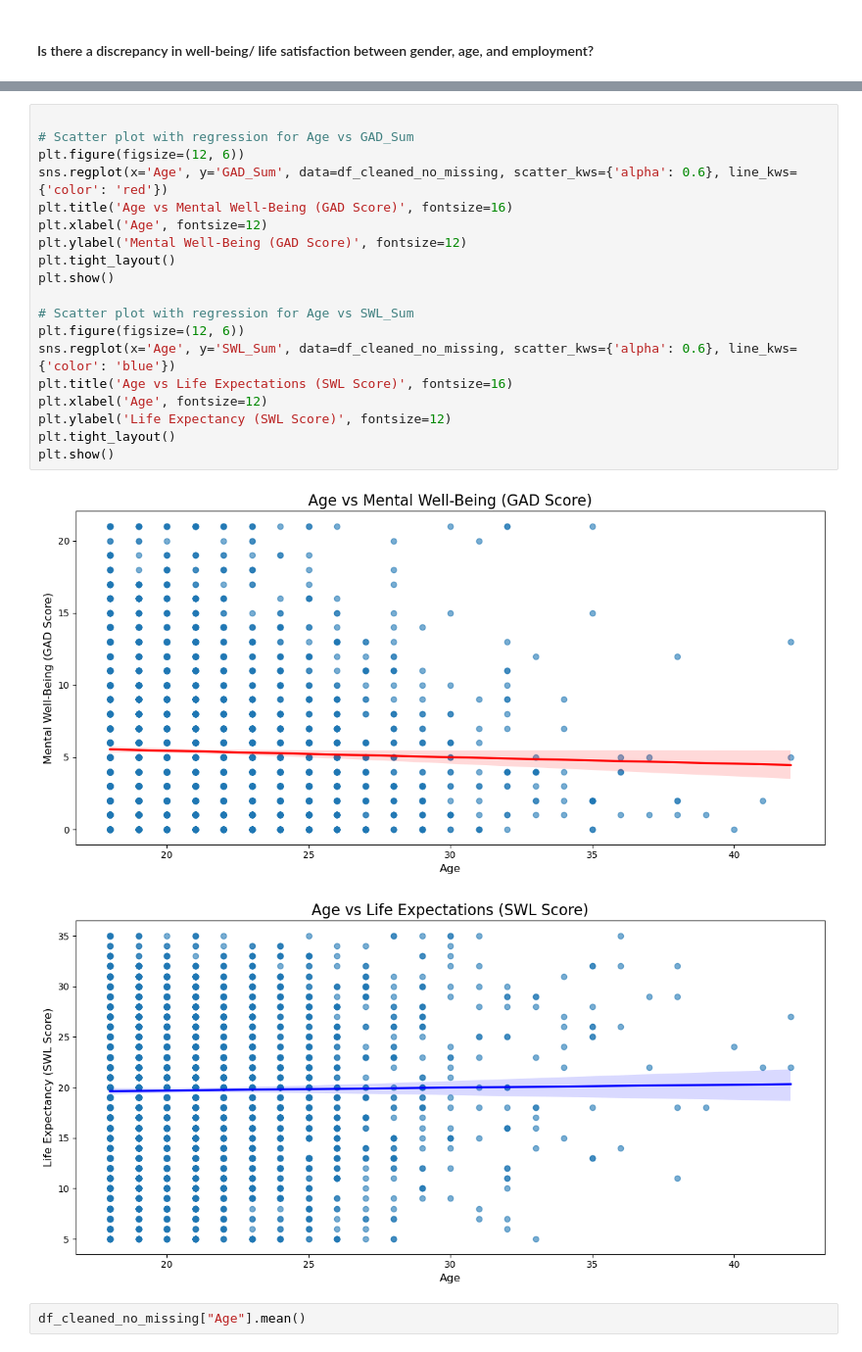
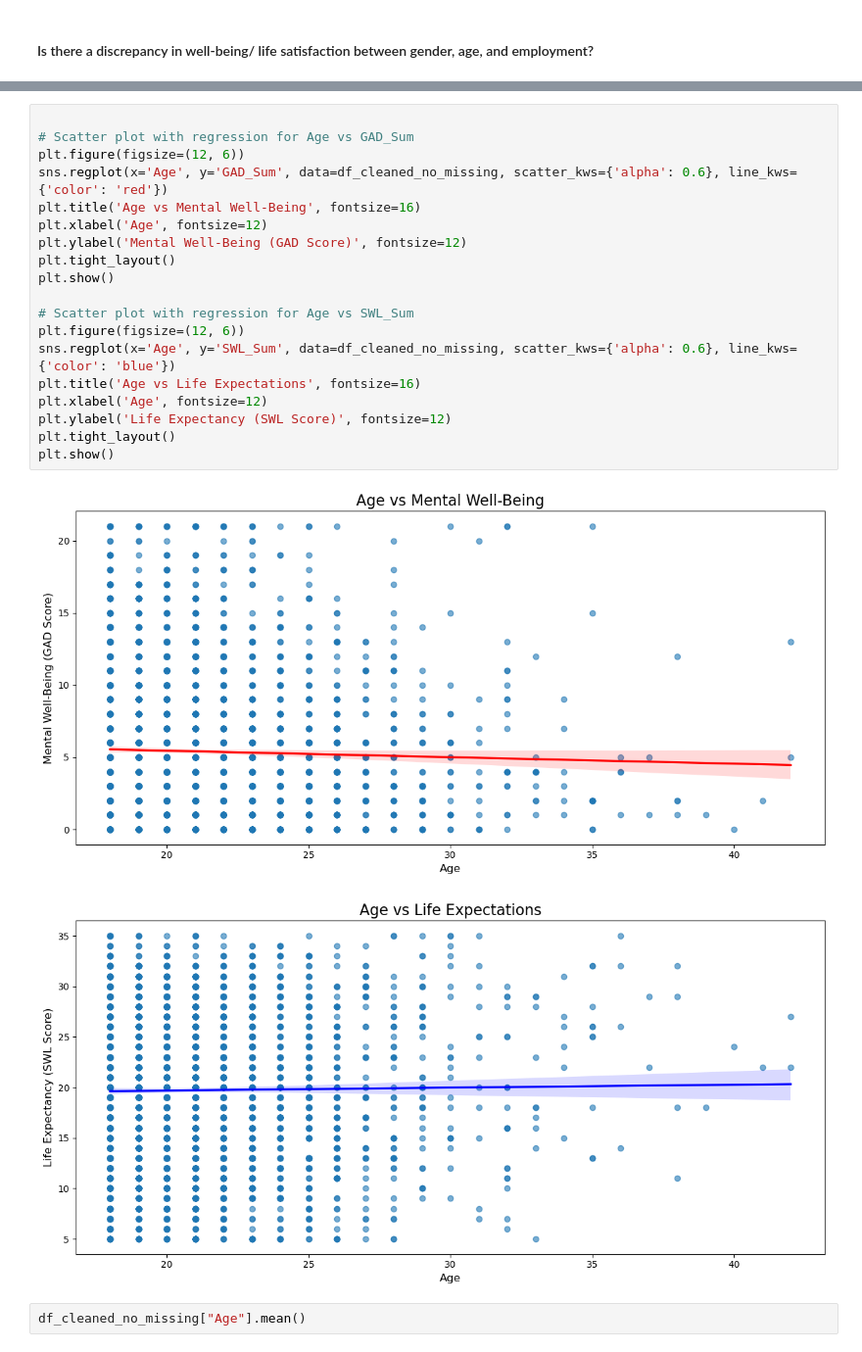
Before and after one commit to lauraleecallahan/Project-1, a Jupyter notebook: Untitled-1.ipynb, the cells around one changed output, grey strips where cells are left out. Shown at 98% size. Drawn from its saved outputs; the diff is of its cells as text.

```diff
--- a/Untitled-1.ipynb
+++ b/Untitled-1.ipynb
@@ -251,25 +251,25 @@ plt.show()
 # %%
 
 # Scatter plot with regression for Age vs GAD_Sum
 plt.figure(figsize=(12, 6))
 sns.regplot(x='Age', y='GAD_Sum', data=df_cleaned_no_missing, scatter_kws={'alpha': 0.6}, line_kws={'color': 'red'})
-plt.title('Age vs Mental Well-Being (GAD Score)', fontsize=16)
+plt.title('Age vs Mental Well-Being', fontsize=16)
 plt.xlabel('Age', fontsize=12)
 plt.ylabel('Mental Well-Being (GAD Score)', fontsize=12)
 plt.tight_layout()
 plt.show()
 
 # Scatter plot with regression for Age vs SWL_Sum
 plt.figure(figsize=(12, 6))
 sns.regplot(x='Age', y='SWL_Sum', data=df_cleaned_no_missing, scatter_kws={'alpha': 0.6}, line_kws={'color': 'blue'})
-plt.title('Age vs Life Expectations (SWL Score)', fontsize=16)
+plt.title('Age vs Life Expectations', fontsize=16)
 plt.xlabel('Age', fontsize=12)
 plt.ylabel('Life Expectancy (SWL Score)', fontsize=12)
 plt.tight_layout()
 plt.show()
 # %% [output]
-[figure, old version]
+[figure, new version]
-[figure, old version]
+[figure, new version]
 # %%
 df_cleaned_no_missing["Age"].mean()
 # %% [output]
```
Also changed, not shown: parts of 5 cells of this notebook.
